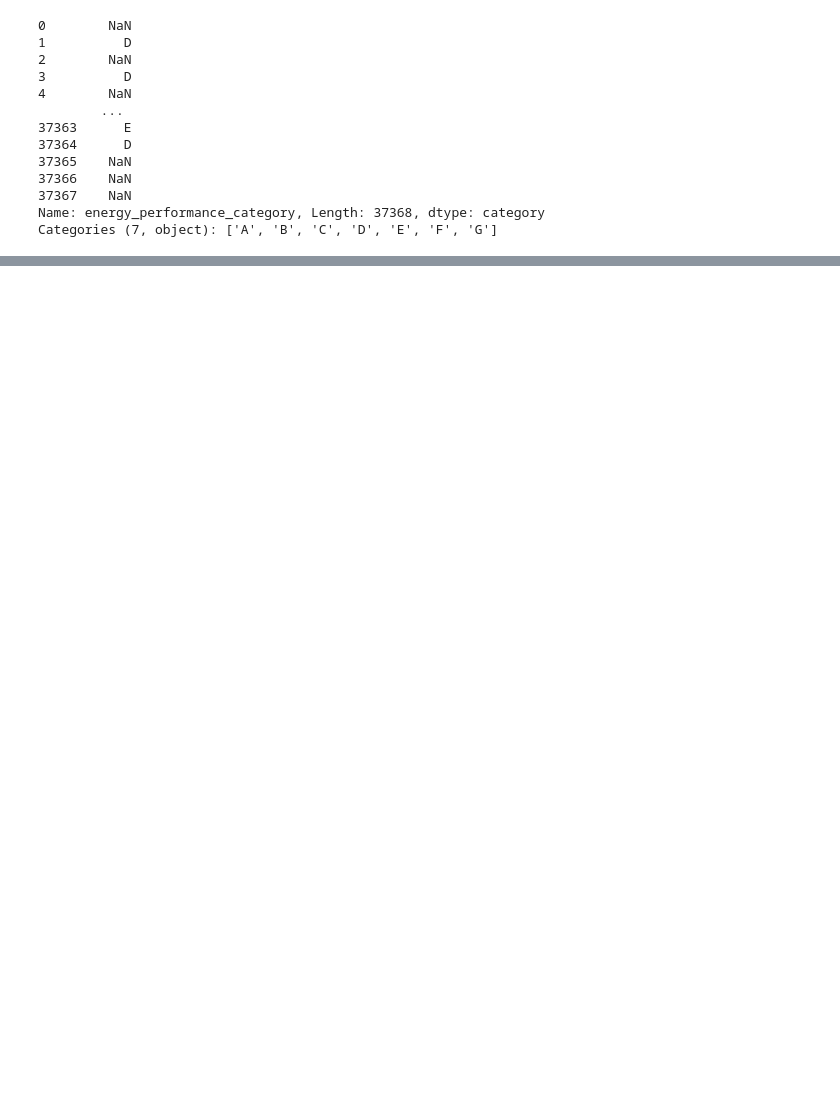
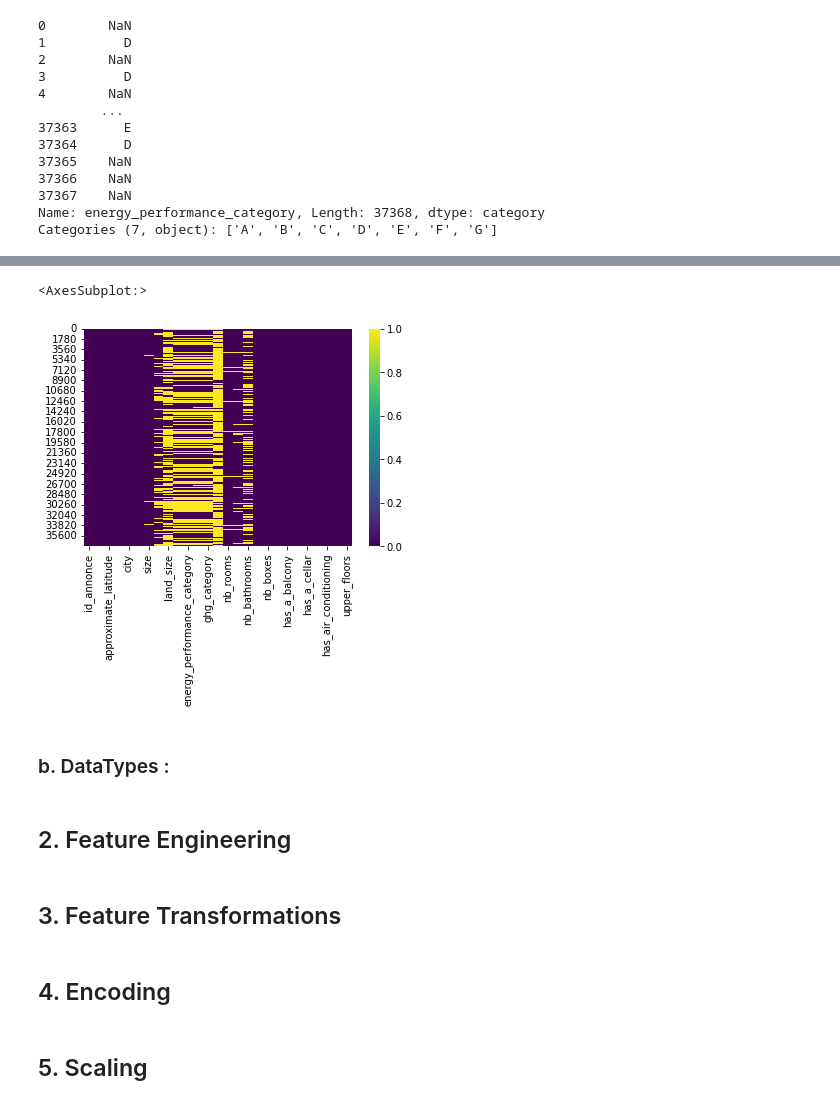
Before and after one commit to Abdellah-Laassairi/real-estate-price-prediction, a Jupyter notebook: nootebook.ipynb, the cells around one changed output, grey strips where cells are left out. Drawn from its saved outputs; the diff is of its cells as text; code cells hidden in the pictures; blank space fills up the shorter version.

```diff
--- a/nootebook.ipynb
+++ b/nootebook.ipynb
@@ -124,3 +120,7 @@ Based on the missing values heatmap we'll drop :
 - GHG_value
 - GHG_category
 - Exposition
+# %%
+X_train.loc[(X_train['property_type']=="maison" ), 'floor'] = 0
+X_train.loc[(X_train['property_type']=="divers" ), 'floor'] = 0
+X_train.loc[(X_train['property_type']=="propriété" ), 'floor'] = 0
@@ -126,0 +135,15 @@ Based on the missing values heatmap we'll drop :
+# %%
+sb.heatmap(X_train.isnull(),cmap='viridis')
+# %% [output]
+<AxesSubplot:>
+[figure, added]
+# %% [markdown]
+### b. DataTypes :
+# %% [markdown]
+## 2. Feature Engineering
+# %% [markdown]
+## 3. Feature Transformations
+# %% [markdown]
+## 4. Encoding
+# %% [markdown]
+## 5. Scaling
```
Also changed, not shown: parts of 6 cells of this notebook, 1 other file.
